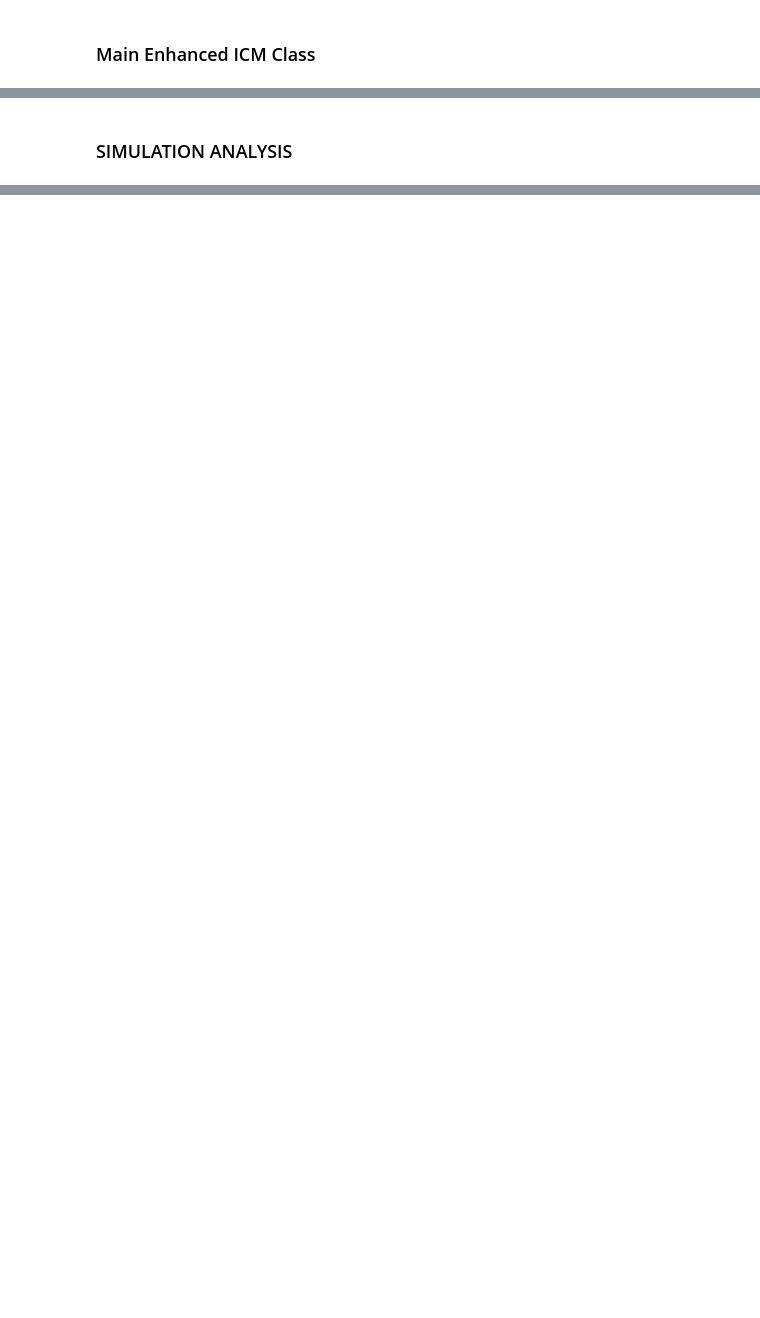
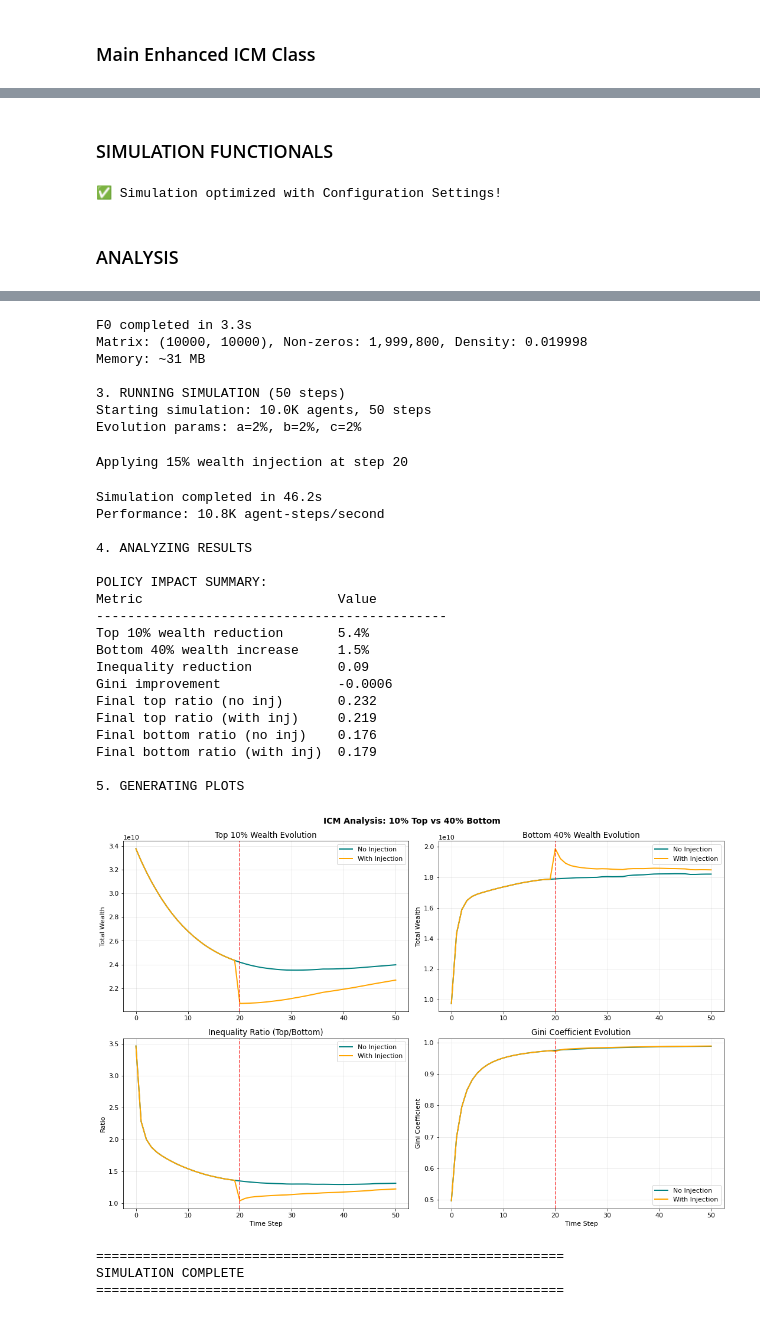
Before and after one commit to taimuri99/GHICM-SIMULATION-CODE, a Jupyter notebook: Taimur Article/GHICM-model.ipynb, the cells around one changed output, grey strips where cells are left out. Cells and saved outputs as stored; diff of their text form; code cells hidden in the pictures; blank space fills up the shorter version.

Commit message:
Configuration & Simulation

```diff
--- a/Taimur Article/GHICM-model.ipynb
+++ b/Taimur Article/GHICM-model.ipynb
@@ -183,17 +193,20 @@ Distribution Generator ready - supports 9 different models
 class EnhancedWealthGenerator:
     """Generate initial wealth distributions using any probability model"""
 
-    def __init__(self, seed: int = 42):
+    def __init__(self, seed: int):
         self.dist_gen = DistributionGenerator(seed)
         self.seed = seed
 
-    def generate_initial_wealth(self, n_agents: int, model: str = "boltzgibbs",
-                               lower_bound: float = 1000, upper_bound: float = 100000000,
+    def generate_initial_wealth(self, n_agents: int, model: str,
+                               lower_bound: float, upper_bound: float,
                                plot: bool = False, **model_kwargs) -> np.ndarray:
         """Generate initial wealth distribution"""
 
         print(f"Generating initial wealth for {format_number(n_agents)} agents using {model}")
         start_time = time.time()
+
+        # Set seed for wealth generation
+        np.random.seed(self.seed)
 
         # Generate raw distribution
         raw_wealth = self.dist_gen.generate_distribution(n_agents, model, **model_kwargs)
@@ -224,17 +237,21 @@ class EnhancedWealthGenerator:
         print_memory_usage("After wealth generation:")
         return initial_wealth
 
-    def generate_savings_fractions(self, n_agents: int, model: str = "random", **kwargs) -> np.ndarray:
+    def generate_savings_fractions(self, n_agents: int, model: str, **kwargs) -> np.ndarray:
         """Generate savings fractions for ICM diagonal elements"""
+        # Ensure consistent seed usage
+        np.random.seed(self.seed)
         raw_fractions = self.dist_gen.generate_distribution(n_agents, model, **kwargs)
         # Normalize to [0,1] and sort (wealthy save more)
         return self.dist_gen.normalize_and_scale(raw_fractions, 0.0, 1.0, sort_descending=True)
 
-    def generate_income_fractions(self, n_agents: int, model: str = "bose", **kwargs) -> np.ndarray:
+    def generate_income_fractions(self, n_agents: int, model: str, **kwargs) -> np.ndarray:
         """Generate income fractions for ICM off-diagonal elements"""
+        # Ensure consistent seed usage
+        np.random.seed(self.seed)
         raw_income = self.dist_gen.generate_distribution(n_agents, model, **kwargs)
         # Normalize to [0,1] without sorting (for interactions)
         return self.dist_gen.normalize_and_scale(raw_income, 0.0, 1.0, sort_descending=False)
 
-print("Wealth Generator ready")
+print("✅ Wealth Generator ready")
 # %% [output]
@@ -834,2 +843,29 @@ Main Enhanced ICM System ready for simulation!
+# %% [markdown]
+### SIMULATION FUNCTIONALS
+# %%
+def run_ghicm(config):
+    icm_system = EnhancedScalableICM(
+        n_agents=config.n,
+        interact_percent=config.interact,
+        chunk_size=10000,
+        seed=config.seed,
+        f0_seed=config.f0_seed
+    )
+
+    results = icm_system.run_simulation(config)
+    return results
+
+print("✅ Simulation optimized with Configuration Settings!")
+# %% [output]
+✅ Simulation optimized with Configuration Settings!
 # %% [markdown]
-### SIMULATION ANALYSIS
+### ANALYSIS
+# %%
+# Set your parameters
+config = SimulationConfig()
+config.n = 10000  # Change any parameter
+config.interact = 2.0
+
+# Run simulation
+results = run_ghicm(config)
+# %% [output]
@@ -835,0 +889,30 @@ Main Enhanced ICM System ready for simulation!
+F0 completed in 3.3s
+Matrix: (10000, 10000), Non-zeros: 1,999,800, Density: 0.019998
+Memory: ~31 MB
+
+3. RUNNING SIMULATION (50 steps)
+Starting simulation: 10.0K agents, 50 steps
+Evolution params: a=2%, b=2%, c=2%
+Applying 15% wealth injection at step 20
+Simulation completed in 46.2s
+Performance: 10.8K agent-steps/second
+
+4. ANALYZING RESULTS
+
+POLICY IMPACT SUMMARY:
+Metric                         Value
+---------------------------------------------
+Top 10% wealth reduction       5.4%
+Bottom 40% wealth increase     1.5%
+Inequality reduction           0.09
+Gini improvement               -0.0006
+Final top ratio (no inj)       0.232
+Final top ratio (with inj)     0.219
+Final bottom ratio (no inj)    0.176
+Final bottom ratio (with inj)  0.179
+
+5. GENERATING PLOTS
+[figure, added]
+============================================================
+SIMULATION COMPLETE
+============================================================
```
Also changed, not shown: parts of 12 cells of this notebook.
